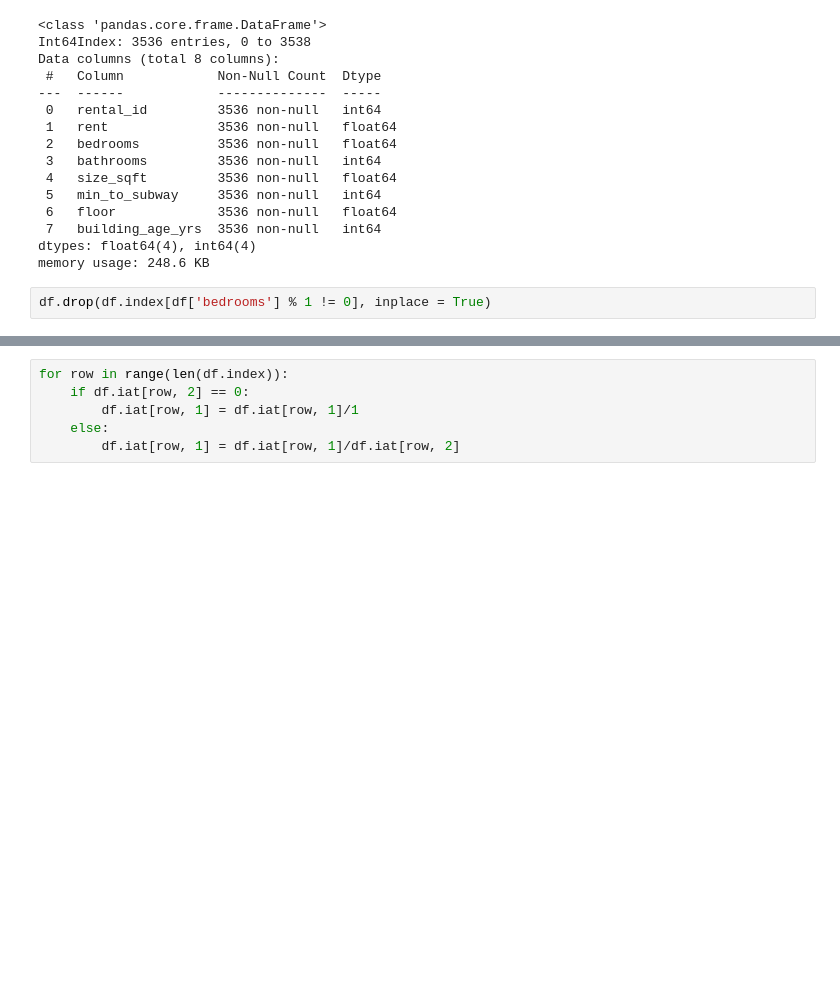
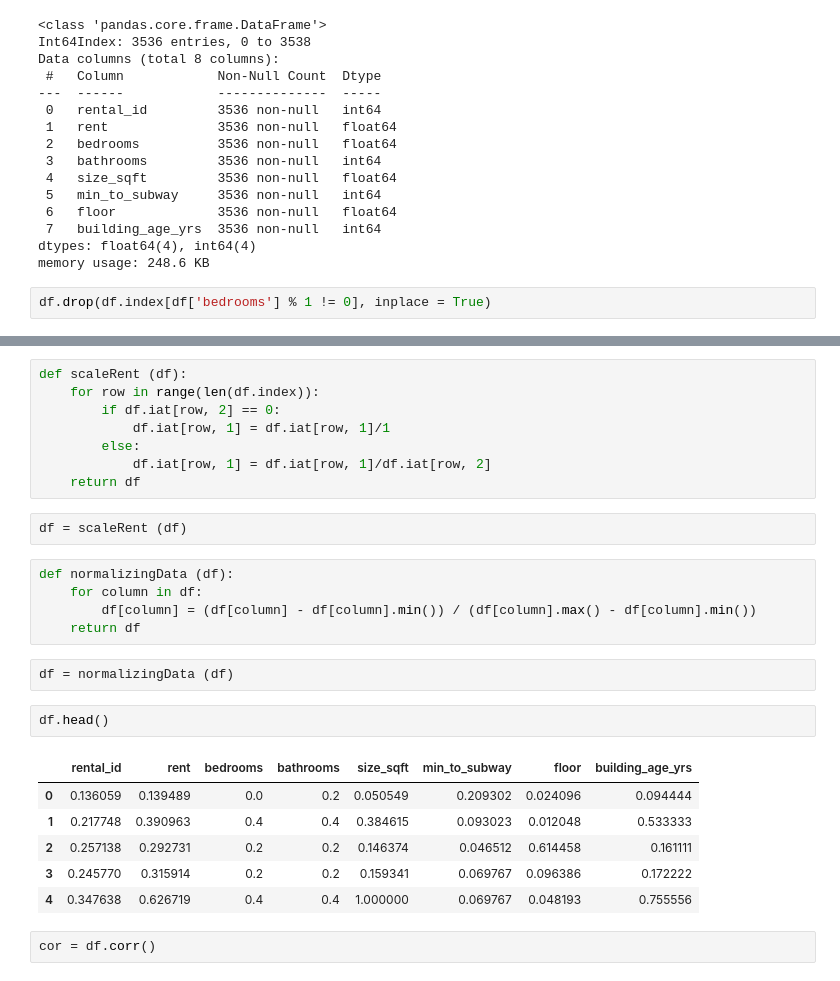
Before and after one commit to AndrewABrain/CCIC_DS1, a Jupyter notebook: Multiple Regression.ipynb, the cells around one changed output, grey strips where cells are left out. Drawn from its saved outputs; the diff is of its cells as text; blank space fills up the shorter version.

```diff
--- a/Multiple Regression.ipynb
+++ b/Multiple Regression.ipynb
@@ -54,8 +54,30 @@ df.describe()
 | 75% | 8121.000000 | 6000.000000 | 2.000000 | 2.000000 | 1143.000000 | 6.000000 | 17.000000 | 90.000000 |
 | max | 11349.000000 | 20000.000000 | 5.000000 | 5.000000 | 4800.000000 | 43.000000 | 83.000000 | 180.000000 |
 # %%
-for row in range(len(df.index)):
-    if df.iat[row, 2] == 0:
-        df.iat[row, 1] = df.iat[row, 1]/1
-    else:
-        df.iat[row, 1] = df.iat[row, 1]/df.iat[row, 2]
+def scaleRent (df):
+    for row in range(len(df.index)):
+        if df.iat[row, 2] == 0:
+            df.iat[row, 1] = df.iat[row, 1]/1
+        else:
+            df.iat[row, 1] = df.iat[row, 1]/df.iat[row, 2]
+    return df
+# %%
+df = scaleRent (df)
+# %%
+def normalizingData (df):
+    for column in df:
+        df[column] = (df[column] - df[column].min()) / (df[column].max() - df[column].min())
+    return df
+# %%
+df = normalizingData (df)
+# %%
+df.head()
+# %% [output]
+|  | rental_id | rent | bedrooms | bathrooms | size_sqft | min_to_subway | floor | building_age_yrs |
+| 0 | 0.136059 | 0.139489 | 0.0 | 0.2 | 0.050549 | 0.209302 | 0.024096 | 0.094444 |
+| 1 | 0.217748 | 0.390963 | 0.4 | 0.4 | 0.384615 | 0.093023 | 0.012048 | 0.533333 |
+| 2 | 0.257138 | 0.292731 | 0.2 | 0.2 | 0.146374 | 0.046512 | 0.614458 | 0.161111 |
+| 3 | 0.245770 | 0.315914 | 0.2 | 0.2 | 0.159341 | 0.069767 | 0.096386 | 0.172222 |
+| 4 | 0.347638 | 0.626719 | 0.4 | 0.4 | 1.000000 | 0.069767 | 0.048193 | 0.755556 |
+# %%
+cor = df.corr()
```
Also changed, not shown: parts of 7 cells of this notebook, 4 other files.
